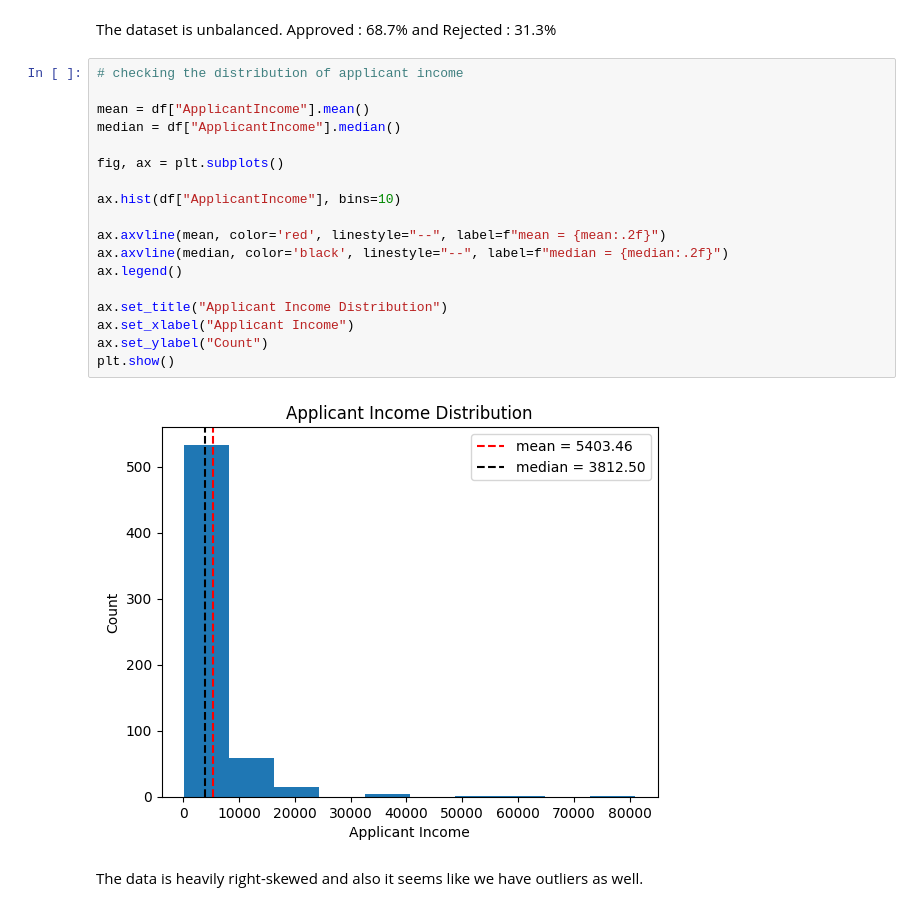
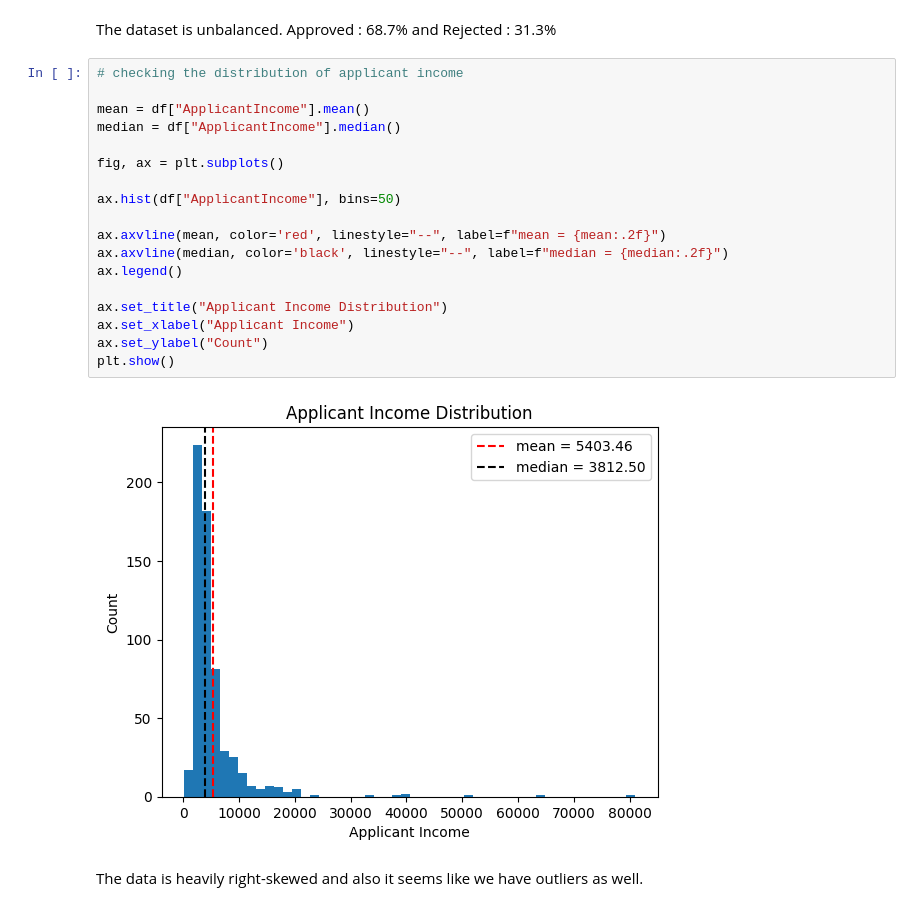
Before and after one commit to karywnl/loan-prediction, a Jupyter notebook: eda.ipynb, the cells around one changed output. Drawn from its saved outputs; the diff is of its cells as text.

```diff
--- a/eda.ipynb
+++ b/eda.ipynb
@@ -37,22 +37,22 @@ The dataset is unbalanced. Approved : 68.7% and Rejected : 31.3%
 # %%
 # checking the distribution of applicant income
 
 mean = df["ApplicantIncome"].mean()
 median = df["ApplicantIncome"].median()
 
 fig, ax = plt.subplots()
 
-ax.hist(df["ApplicantIncome"], bins=10)
+ax.hist(df["ApplicantIncome"], bins=50)
 
 ax.axvline(mean, color='red', linestyle="--", label=f"mean = {mean:.2f}")
 ax.axvline(median, color='black', linestyle="--", label=f"median = {median:.2f}")
 ax.legend()
 
 ax.set_title("Applicant Income Distribution")
 ax.set_xlabel("Applicant Income")
 ax.set_ylabel("Count")
 plt.show()
 # %% [output]
-[figure, old version]
+[figure, new version]
 # %% [markdown]
 The data is heavily right-skewed and also it seems like we have outliers as well.
```
Also changed, not shown: parts of 4 cells of this notebook.
